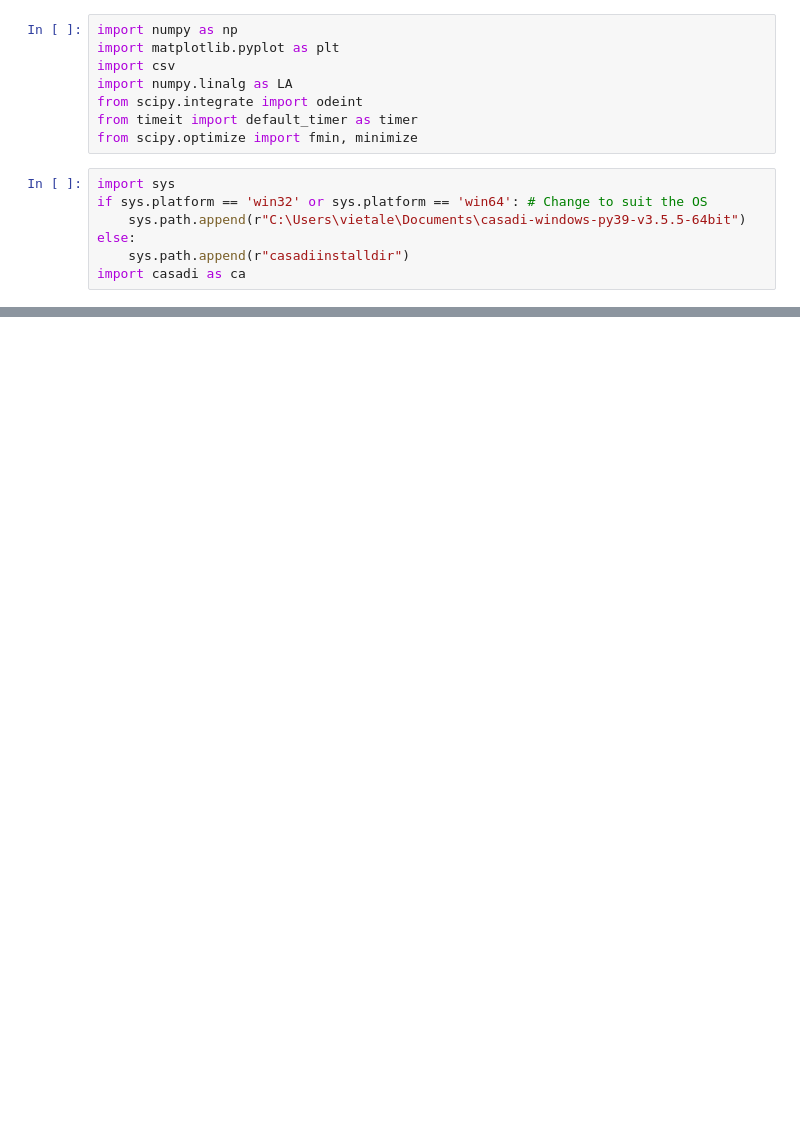
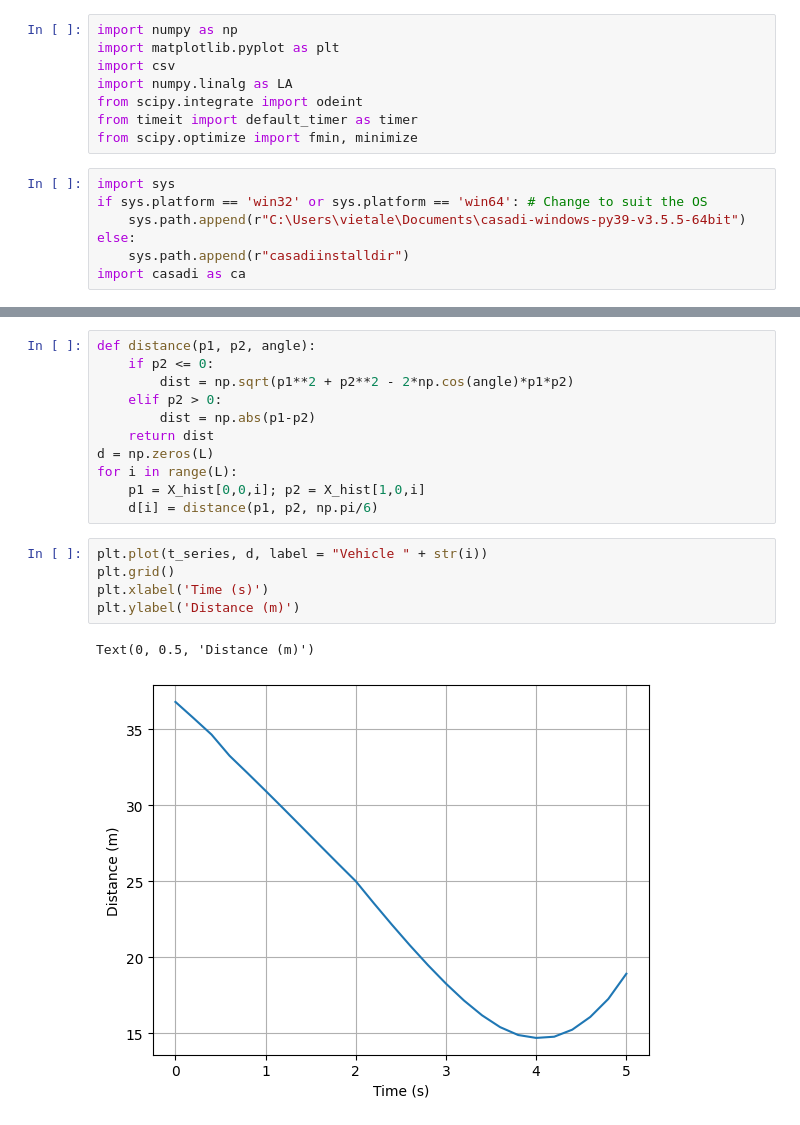
Before and after one commit to nishudel/CDC2023, a Jupyter notebook: mpc_nn_files/mpc_exploratory.ipynb, the cells around one changed output, grey strips where cells are left out. Saved outputs shown, nothing was run; the diff lists cells and outputs as text; blank space fills up the shorter version.

```diff
--- a/mpc_nn_files/mpc_exploratory.ipynb
+++ b/mpc_nn_files/mpc_exploratory.ipynb
@@ -57,0 +292,19 @@ import casadi as ca
+# %%
+def distance(p1, p2, angle):
+    if p2 <= 0:
+        dist = np.sqrt(p1**2 + p2**2 - 2*np.cos(angle)*p1*p2)
+    elif p2 > 0:
+        dist = np.abs(p1-p2)
+    return dist
+d = np.zeros(L)
+for i in range(L):
+    p1 = X_hist[0,0,i]; p2 = X_hist[1,0,i]
+    d[i] = distance(p1, p2, np.pi/6)
+# %%
+plt.plot(t_series, d, label = "Vehicle " + str(i))
+plt.grid()
+plt.xlabel('Time (s)')
+plt.ylabel('Distance (m)')
+# %% [output]
+Text(0, 0.5, 'Distance (m)')
+[figure, added]
```
Also changed, not shown: parts of 11 cells of this notebook, 1 other file.
